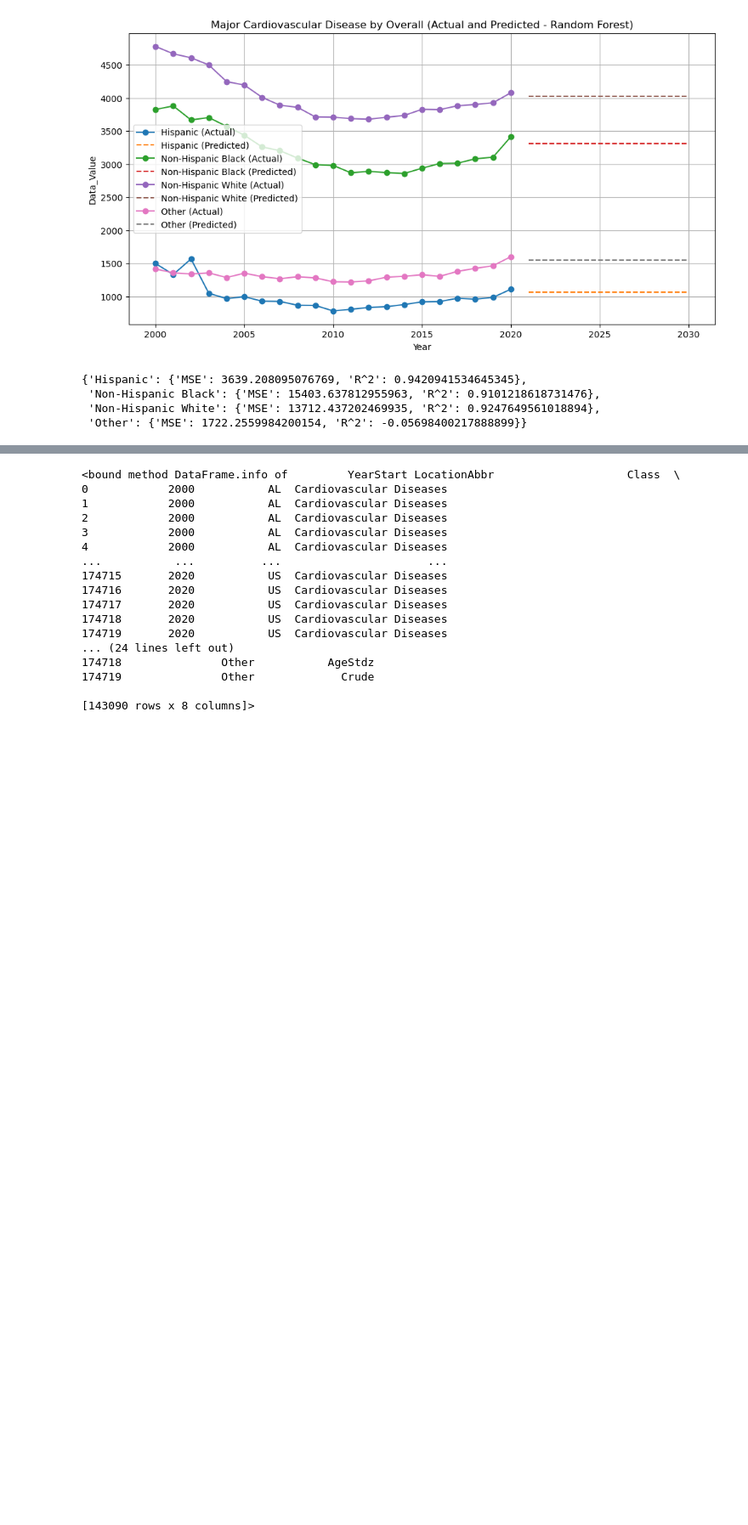
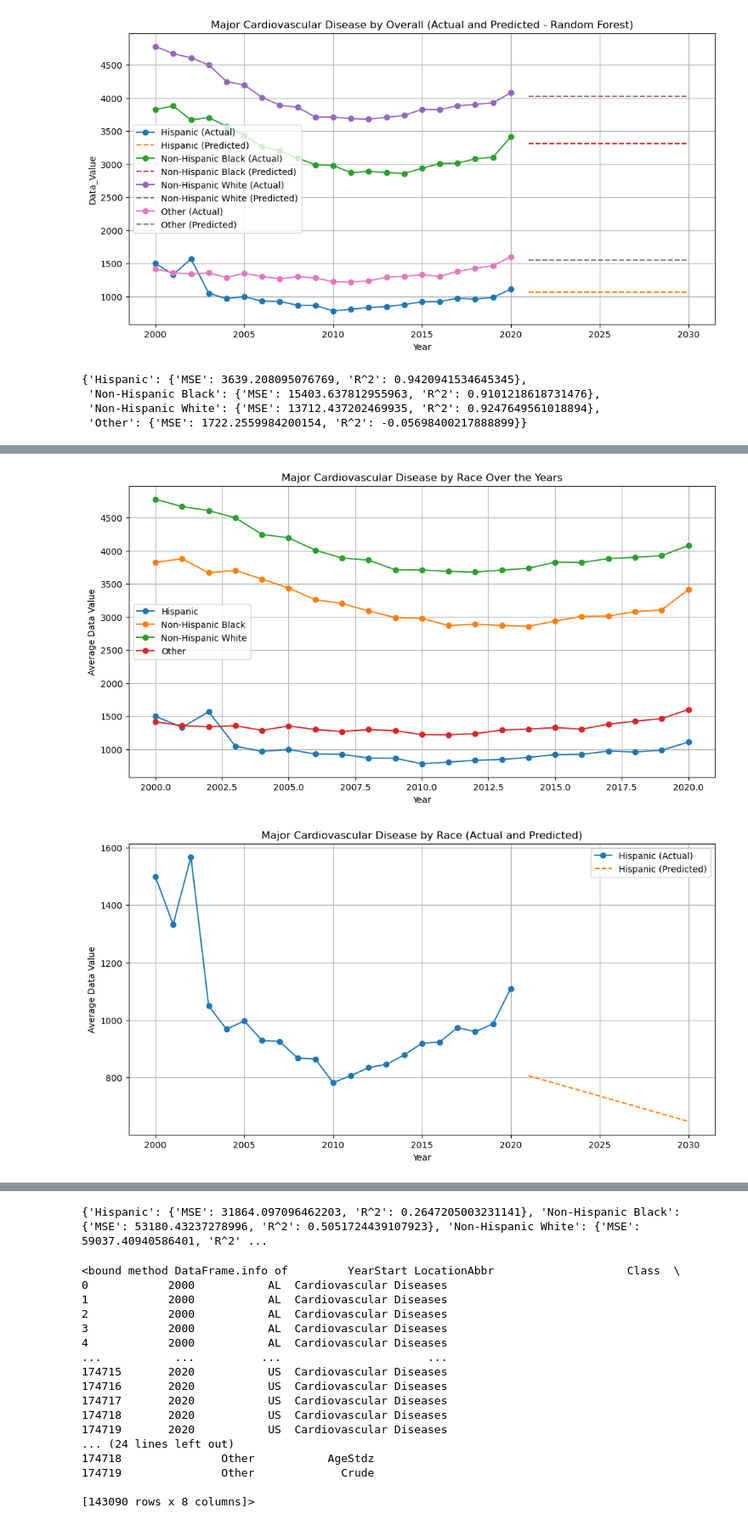
Before and after one commit to GrigoriyIsayev/group_5_challenge_2_cardio, a Jupyter notebook: Cardio_disease_Nadia.ipynb, the cells around one changed output, grey strips where cells are left out. Shown at 85% size. Cells and saved outputs as stored; diff of their text form; code cells hidden in the pictures; blank space fills up the shorter version.

```diff
--- a/Cardio_disease_Nadia.ipynb
+++ b/Cardio_disease_Nadia.ipynb
@@ -612,0 +617,6 @@ accuracy_results
+# %%
+accuracy_race_linear = analyze_and_predict_linear(race_filtered_df, 'Major Cardiovascular Disease', 'Break_Out', 'Data_Value','Race')
+print(accuracy_race_linear)
+# %% [output]
+[figure, added]
+[figure, added]
@@ -613,3 +626,4 @@ accuracy_results
+{'Hispanic': {'MSE': 31864.097096462203, 'R^2': 0.2647205003231141}, 'Non-Hispanic Black': {'MSE': 53180.43237278996, 'R^2': 0.5051724439107923}, 'Non-Hispanic White': {'MSE': 59037.40940586401, 'R^2' ...
 # %%
 df.info
 # %% [output]
```
Also changed, not shown: parts of 5 cells of this notebook.
